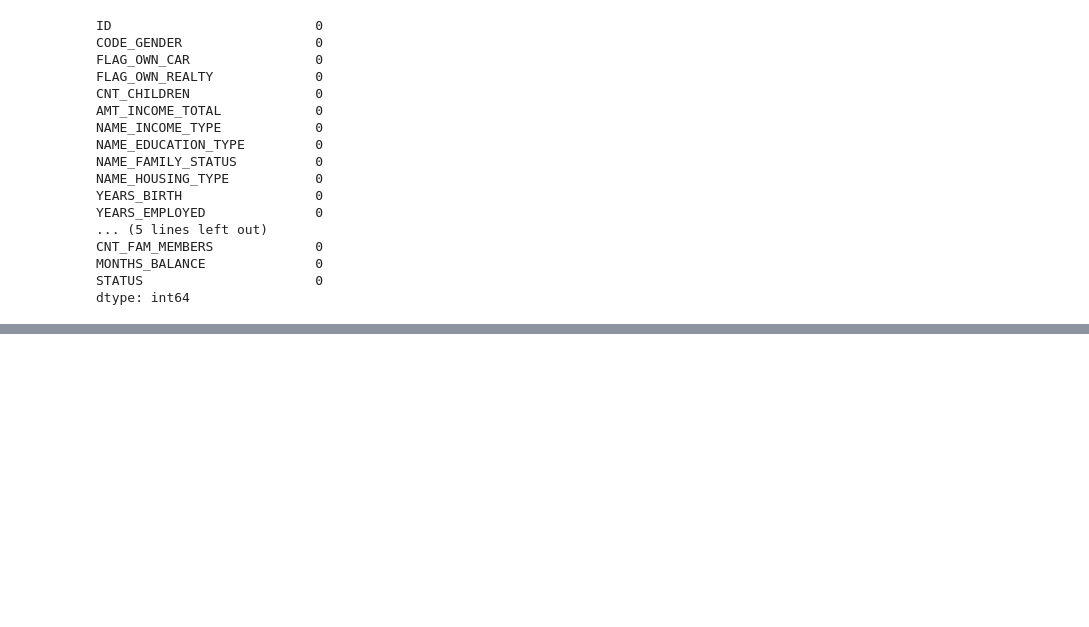
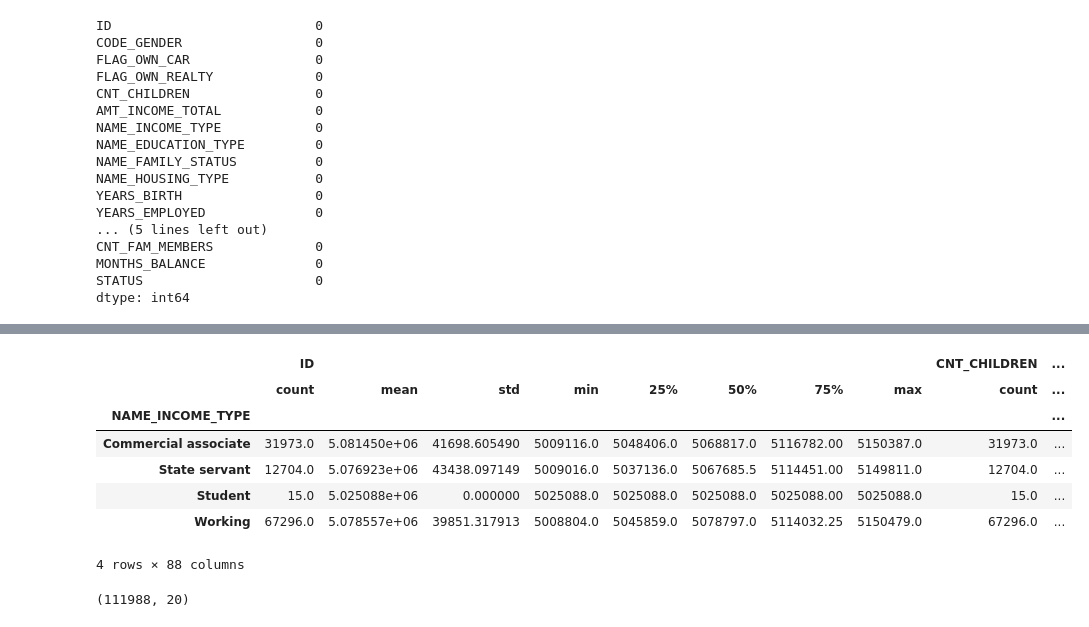
Before and after one commit to lymc33/Data_analysis_exercises, a Jupyter notebook: KPI_exercise/data_cleaning.ipynb, the cells around one changed output, grey strips where cells are left out. Drawn from its saved outputs; the diff is of its cells as text; code cells hidden in the pictures; blank space fills up the shorter version.

```diff
--- a/KPI_exercise/data_cleaning.ipynb
+++ b/KPI_exercise/data_cleaning.ipynb
@@ -112,0 +198,21 @@ memory usage: 124.6+ MB
+# %%
+### Limpueza de datos nulos
+
+# OCCUPATION_TYPE = NULL no pensionados
+
+
+Nulos_no_pensionados= dfAll[ ( dfAll['OCCUPATION_TYPE'].isnull() ) &  (  dfAll['NAME_INCOME_TYPE'] != 'Pensioner'  )   ]
+Nulos_no_pensionados.groupby(['NAME_INCOME_TYPE']).describe( )
+# %% [output]
+|  | ID |  |  |  |  |  |  |  | CNT_CHILDREN | ... |
+|  | count | mean | std | min | 25% | 50% | 75% | max | count | ... |
+| NAME_INCOME_TYPE |  |  |  |  |  |  |  |  |  | ... |
+| Commercial associate | 31973.0 | 5.081450e+06 | 41698.605490 | 5009116.0 | 5048406.0 | 5068817.0 | 5116782.00 | 5150387.0 | 31973.0 | ... |
+| State servant | 12704.0 | 5.076923e+06 | 43438.097149 | 5009016.0 | 5037136.0 | 5067685.5 | 5114451.00 | 5149811.0 | 12704.0 | ... |
+| Student | 15.0 | 5.025088e+06 | 0.000000 | 5025088.0 | 5025088.0 | 5025088.0 | 5025088.00 | 5025088.0 | 15.0 | ... |
+| Working | 67296.0 | 5.078557e+06 | 39851.317913 | 5008804.0 | 5045859.0 | 5078797.0 | 5114032.25 | 5150479.0 | 67296.0 | ... |
+4 rows × 88 columns
+# %%
+Nulos_no_pensionados.shape
+# %% [output]
+(111988, 20)
```
Also changed, not shown: parts of 20 cells of this notebook, 3 other files.
